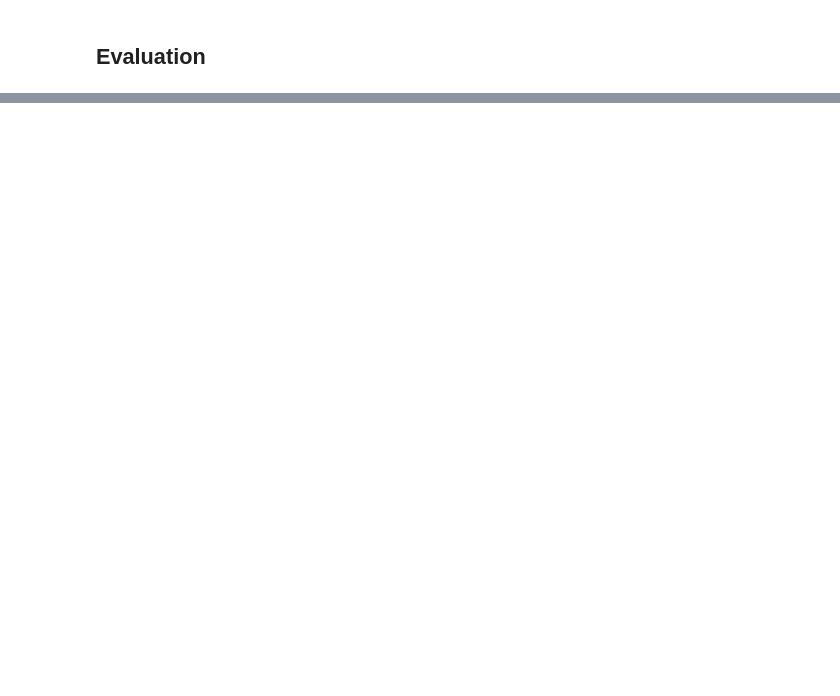
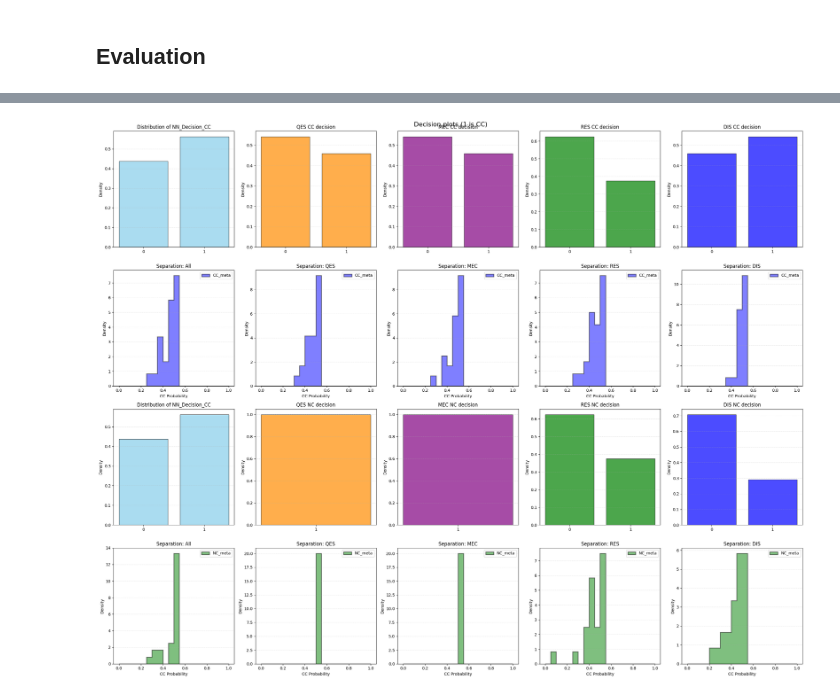
Before and after one commit to PasiekaFUW/Masters_Thesis, a Jupyter notebook: Lab/analysis/NN.ipynb, the cells around one changed output, grey strips where cells are left out. Saved outputs shown, nothing was run; the diff lists cells and outputs as text; code cells hidden in the pictures; blank space fills up the shorter version.

Commit message:
eval improved
Co-authored-by: Copilot <copilot@github.com>

```diff
--- a/Lab/analysis/NN.ipynb
+++ b/Lab/analysis/NN.ipynb
@@ -229,0 +311,8 @@ plt.show()
+# %%
+history = model_1dCNN.fit(
+    train_data,
+    validation_data=val_data,
+    epochs=nEpochs,
+    callbacks=callback,
+    verbose=1
+)
@@ -231,0 +374,11 @@ plt.show()
+# %%
+# 1. Get predictions and flatten them to 1D
+train_preds = model_1dCNN.predict(train_data).flatten()
+val_preds = model_1dCNN.predict(val_data).flatten()
+
+df_balanced_train['Prob_is_CC'] = train_preds
+df_balanced_val['Prob_is_CC'] = val_preds
+
+# 3. Decision: 1 = Predicted CC, 0 = Predicted NC
+df_balanced_train['NN_Decision_CC'] = (train_preds > 0.5).astype(int)
+df_balanced_val['NN_Decision_CC'] = (val_preds > 0.5).astype(int)
@@ -231,0 +388,48 @@ plt.show()
+# %%
+import analysis.scripts.plotting_functions as pf
+importlib.reload(pf)
+
+#training before after eval before after (4 cokumns), ccnn, int type (2 rows)
+fig, axes = plt.subplots(4, 5, figsize=(25, 20))
+
+plt.suptitle("Decision plots (1 is CC)", fontsize=16)
+
+pf.plot_physics_results(df_balanced_train, column='NN_Decision_CC', ccnc_filter=None, int_filter=None, ax=axes[0,0], density=True)
+pf.plot_physics_results(df_balanced_train, column='NN_Decision_CC', ccnc_filter='CC', int_filter='QES', ax=axes[0,1], density=True, color='darkorange')
+axes[0,1].set_title("QES CC decision")
+pf.plot_physics_results(df_balanced_train, column='NN_Decision_CC', ccnc_filter='CC', int_filter='MEC', ax=axes[0,2], density=True, color='purple')
+axes[0,2].set_title("MEC CC decision")
+pf.plot_physics_results(df_balanced_train, column='NN_Decision_CC', ccnc_filter='CC', int_filter='RES', ax=axes[0,3], density=True, color='green')
+axes[0,3].set_title("RES CC decision")
+pf.plot_physics_results(df_balanced_train, column='NN_Decision_CC', ccnc_filter='CC', int_filter='DIS', ax=axes[0,4], density=True, color='blue')
+axes[0,4].set_title("DIS CC decision")
+
+
+pf.plot_physics_results(df_balanced_val, column='Prob_is_CC', ccnc_filter='CC', int_filter=None, ax=axes[1,0], density=True, bins=None)
+pf.plot_physics_results(df_balanced_train, column='Prob_is_CC', ccnc_filter='CC', int_filter='QES', ax=axes[1,1], density=True, color='darkorange')
+pf.plot_physics_results(df_balanced_train, column='Prob_is_CC', ccnc_filter='CC', int_filter='MEC', ax=axes[1,2], density=True, color='purple')
+pf.plot_physics_results(df_balanced_train, column='Prob_is_CC', ccnc_filter='CC', int_filter='RES', ax=axes[1,3], density=True, color='green')
+pf.plot_physics_results(df_balanced_train, column='Prob_is_CC', ccnc_filter='CC', int_filter='DIS', ax=axes[1,4], density=True, color='blue')
+
+
+pf.plot_physics_results(df_balanced_train, column='NN_Decision_CC', ccnc_filter=None, int_filter=None, ax=axes[2,0], density=True)
+pf.plot_physics_results(df_balanced_train, column='NN_Decision_CC', ccnc_filter='NC', int_filter='QES', ax=axes[2,1], density=True, color='darkorange')
+axes[2,1].set_title("QES NC decision")
+pf.plot_physics_results(df_balanced_train, column='NN_Decision_CC', ccnc_filter='NC', int_filter='MEC', ax=axes[2,2], density=True, color='purple')
+axes[2,2].set_title("MEC NC decision")
+pf.plot_physics_results(df_balanced_train, column='NN_Decision_CC', ccnc_filter='NC', int_filter='RES', ax=axes[2,3], density=True, color='green')
+axes[2,3].set_title("RES NC decision")
+pf.plot_physics_results(df_balanced_train, column='NN_Decision_CC', ccnc_filter='NC', int_filter='DIS', ax=axes[2,4], density=True, color='blue')
+axes[2,4].set_title("DIS NC decision")
+
+
+pf.plot_physics_results(df_balanced_val, column='Prob_is_CC', ccnc_filter='NC', int_filter=None, ax=axes[3,0], density=True, bins=None)
+pf.plot_physics_results(df_balanced_train, column='Prob_is_CC', ccnc_filter='NC', int_filter='QES', ax=axes[3,1], density=True, color='darkorange')
+pf.plot_physics_results(df_balanced_train, column='Prob_is_CC', ccnc_filter='NC', int_filter='MEC', ax=axes[3,2], density=True, color='purple')
+pf.plot_physics_results(df_balanced_train, column='Prob_is_CC', ccnc_filter='NC', int_filter='RES', ax=axes[3,3], density=True, color='green')
+pf.plot_physics_results(df_balanced_train, column='Prob_is_CC', ccnc_filter='NC', int_filter='DIS', ax=axes[3,4], density=True, color='blue')
+
+
+plt.tight_layout()
+# %% [output]
+[figure, added]
```
Also changed, not shown: parts of 19 cells of this notebook, 2 other files.
